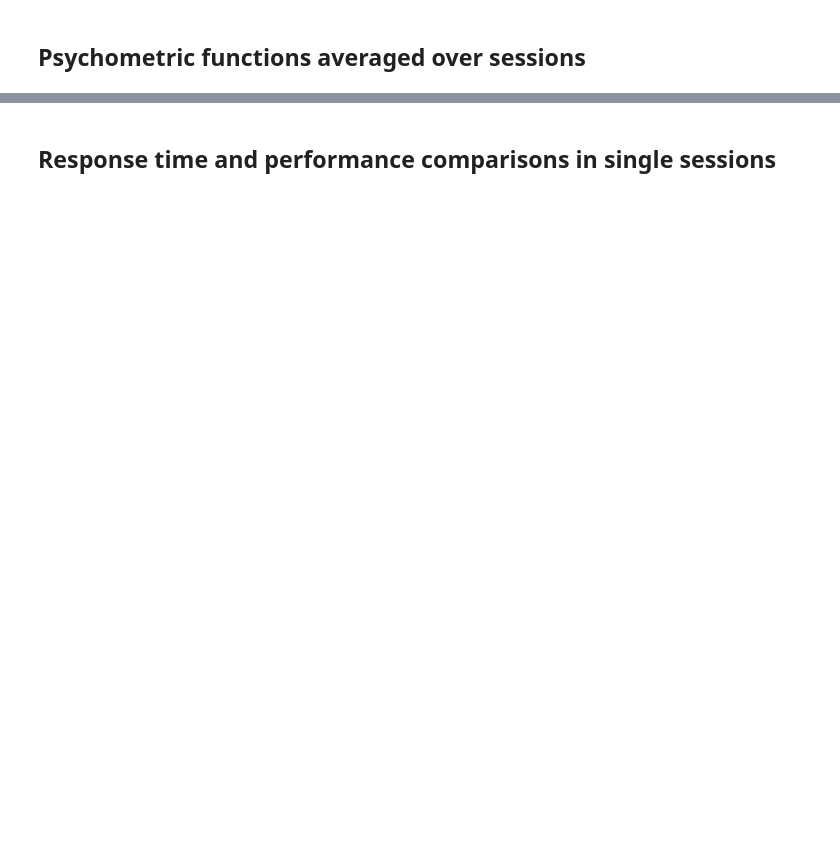
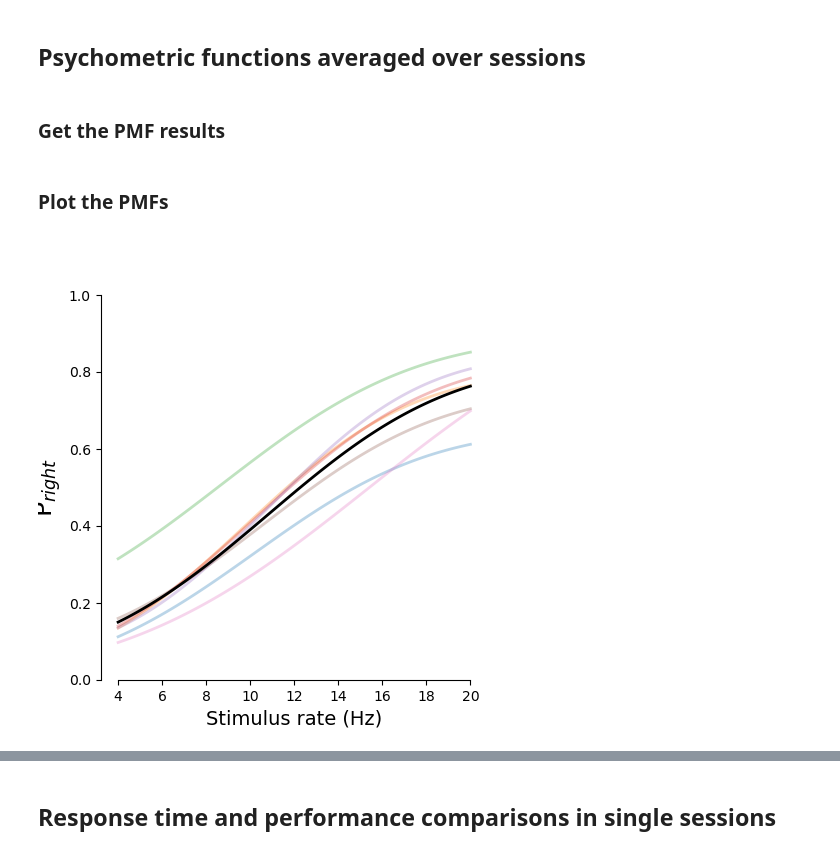
Before and after one commit to rojasgabriel/behavior_analyses, a Jupyter notebook: main_analyses.ipynb, the cells around one changed output, grey strips where cells are left out. Drawn from its saved outputs; the diff is of its cells as text; code cells hidden in the pictures; blank space fills up the shorter version.

```diff
--- a/main_analyses.ipynb
+++ b/main_analyses.ipynb
@@ -330,5 +336,7 @@ interactive(children=(IntSlider(value=0, description='icohort', max=2), IntSlide
 # %% [markdown]
 ## Psychometric functions averaged over sessions
+# %% [markdown]
+### Get the PMF results
 # %%
 def get_psychometric_results_all_animals(animal_ids):
     psychometric_results = dict()
@@ -382,3 +390,49 @@ def get_psychometric_results_all_animals(animal_ids):
 animal_ids = ['GRB001', 'GRB002', 'GRB003', 'GRB004', 'GRB005', 'GRB006', 'GRB007', 'GRB015', 'GRB016', 'GRB017', 'GRB018']
 
 psychometric_results = get_psychometric_results_all_animals(animal_ids)
+# %% [markdown]
+### Plot the PMFs
+# %%
+import matplotlib.cm as cm
+
+# Create a new figure and axes
+fig, ax = plt.subplots(figsize=(5, 5))
+
+# Initialize lists to store fit parameters for all animals
+all_fit_params = []
+
+# Loop over all animals
+for ianimal in range(len(animal_ids)):
+    # Get the results for the current animal
+    animal = animal_ids[ianimal]
+    res = psychometric_results['no'][6][animal]
+
+    # If there are no results, continue to the next animal
+    if not res:
+        continue
+
+    # Plot the individual fits for the current animal
+    nx = np.linspace(res['stims'].min(), res['stims'].max(), 100)
+    ax.plot(nx, res['function'](*res['fit_params'], nx), linewidth=2, alpha=0.3)
+
+    # Store the fit parameters
+    all_fit_params.append(res['fit_params'])
+
+# Calculate the average fit parameters
+average_fit_params = np.mean(all_fit_params, axis=0)
+
+# Plot the average line
+nx = np.linspace(res['stims'].min(), res['stims'].max(), 100)
+ax.plot(nx, res['function'](*average_fit_params, nx), linewidth=2, color='k')
+
+# Set the labels and title
+ax.set_ylabel('P$_{right}$', fontsize=18)
+ax.set_xlabel('Stimulus rate (Hz)', fontsize=14)
+ax.set_ylim([0,1])
+
+# Show the plot
+separate_axes(ax)
+plt.show()
+plt.tight_layout()
+# %% [output]
+[figure, added]
```
Also changed, not shown: parts of 13 cells of this notebook.
